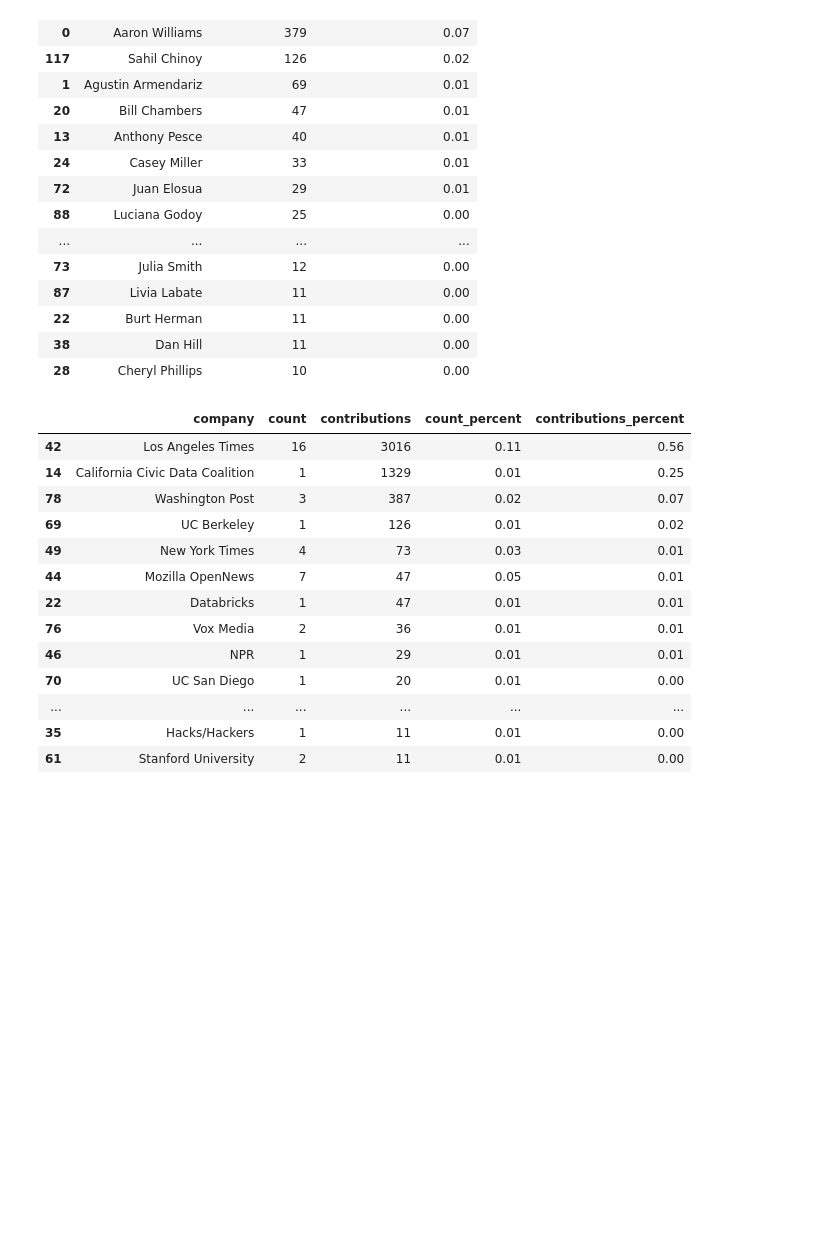
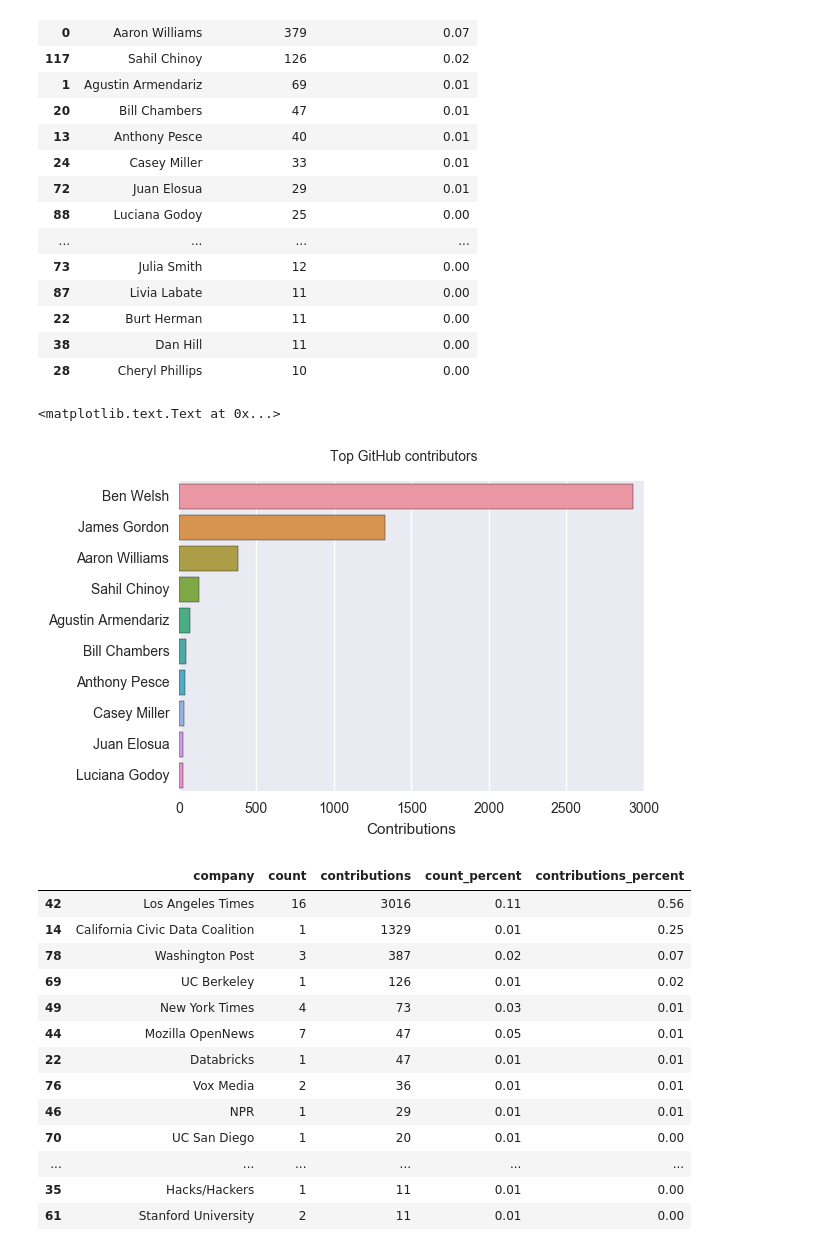
Before and after one commit to palewire/python-calaccess-notebooks, a Jupyter notebook: project-management/analyze-participants.ipynb, the cells around one changed output. Cells and saved outputs as stored; diff of their text form; code cells hidden in the pictures; blank space fills up the shorter version.

```diff
--- a/project-management/analyze-participants.ipynb
+++ b/project-management/analyze-participants.ipynb
@@ -76,7 +83,8 @@ def create_ranking(table, field):
     merged['contributions_percent'] = merged['contributions'] / total_contributions
     return merged.sort_values("contributions", ascending=False)
 # %%
-create_ranking(unique_contributors, 'name')[['name', 'contributions', 'contributions_percent']].head(20)
+top_names = create_ranking(unique_contributors, 'name')[['name', 'contributions', 'contributions_percent']]
+top_names.head(20)
 # %% [output]
 |  | name | contributions | contributions_percent |
 | 18 | Ben Welsh | 2932 | 0.54 |
@@ -95,4 +103,13 @@ create_ranking(unique_contributors, 'name')[['name', 'contributions', 'contribut
 | 22 | Burt Herman | 11 | 0.00 |
 | 38 | Dan Hill | 11 | 0.00 |
 | 28 | Cheryl Phillips | 10 | 0.00 |
+# %%
+fig = plt.figure()
+sns.barplot(y="name", x="contributions", data=top_names.head(10))
+fig.suptitle("Top GitHub contributors")
+plt.ylabel('')
+plt.xlabel('Contributions')
+# %% [output]
+<matplotlib.text.Text at 0x...>
+[figure, added]
 # %%
```
Also changed, not shown: parts of 9 cells of this notebook, 1 other file.
